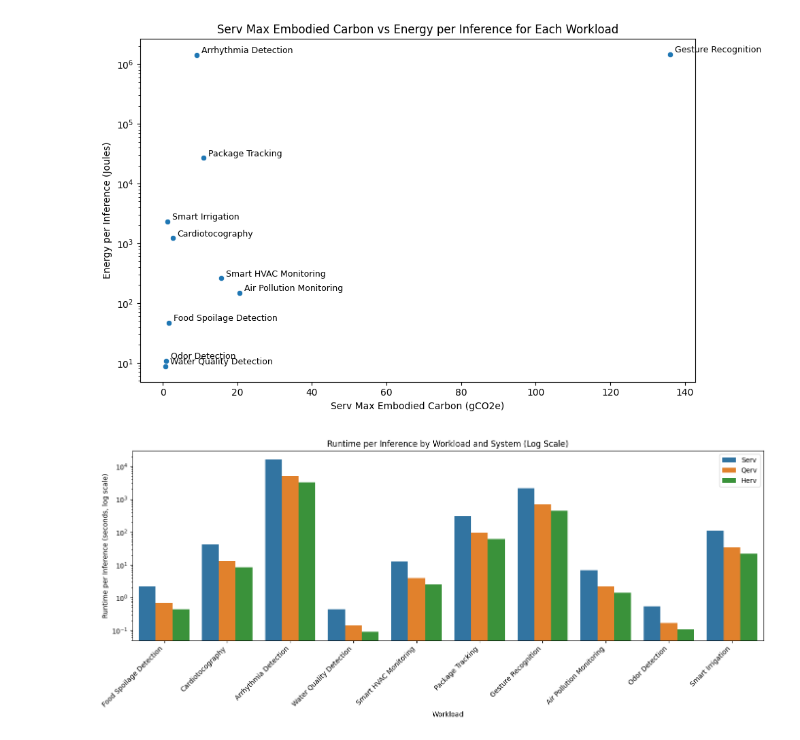
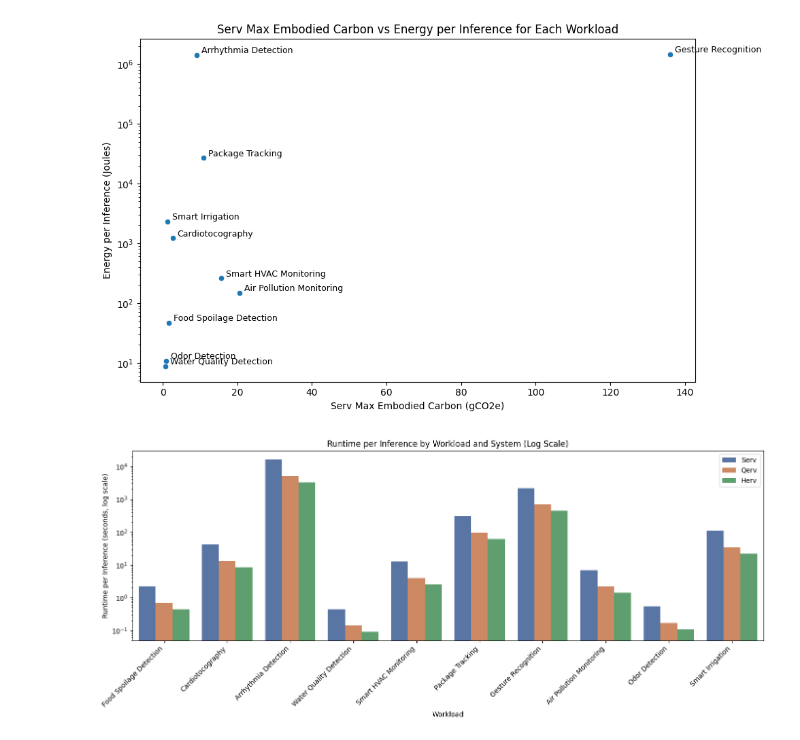
Before and after one commit to ShvetankPrakash/FlexiFlow, a Jupyter notebook: model/LifetimeModel.ipynb, the cells around one changed output. Drawn from its saved outputs; the diff is of its cells as text; code cells hidden in the pictures.

Commit message:
I found the colors

```diff
--- a/model/LifetimeModel.ipynb
+++ b/model/LifetimeModel.ipynb
@@ -156,15 +154,13 @@ plot_serv_embodied_vs_energy_per_inference()
 # %% [output]
 [figure]
 # %%
-import matplotlib.pyplot as plt
-import seaborn as sns
-import numpy as np
-import pandas as pd
-
 def plot_runtime_per_workload_log():
     workloads = list(execution_time.keys())
     systems = ["Serv", "Qerv", "Herv"]
     core_freq = 10000
+
+    # Use system_colors for consistent coloring
+    palette = [system_colors[sys] for sys in systems]
 
     data = []
     for workload in workloads:
@@ -173,32 +169,33 @@ def plot_runtime_per_workload_log():
                 runtime = execution_time[workload][system] / core_freq
             except KeyError:
                 runtime = np.nan
             data.append({
                 "Workload": workload,
                 "System": system,
                 "Runtime": runtime
             })
 
     df = pd.DataFrame(data)
 
     fig, ax = plt.subplots(figsize=(14, 6))
     sns.barplot(
         data=df,
         x="Workload",
         y="Runtime",
         hue="System",
-        ax=ax
+        ax=ax,
+        palette=palette
     )
 
     ax.set_yscale('log')
     ax.set_ylabel('Runtime per Inference (seconds, log scale)')
     ax.set_title('Runtime per Inference by Workload and System (Log Scale)')
     ax.set_xticklabels(ax.get_xticklabels(), rotation=45, ha='right')
     ax.legend()
     plt.tight_layout()
     plt.show()
 
 # Example usage:
 plot_runtime_per_workload_log()
 # %% [output]
-[figure, old version]
+[figure, new version]
```
Also changed, not shown: parts of 2 cells of this notebook, 2 other files.
